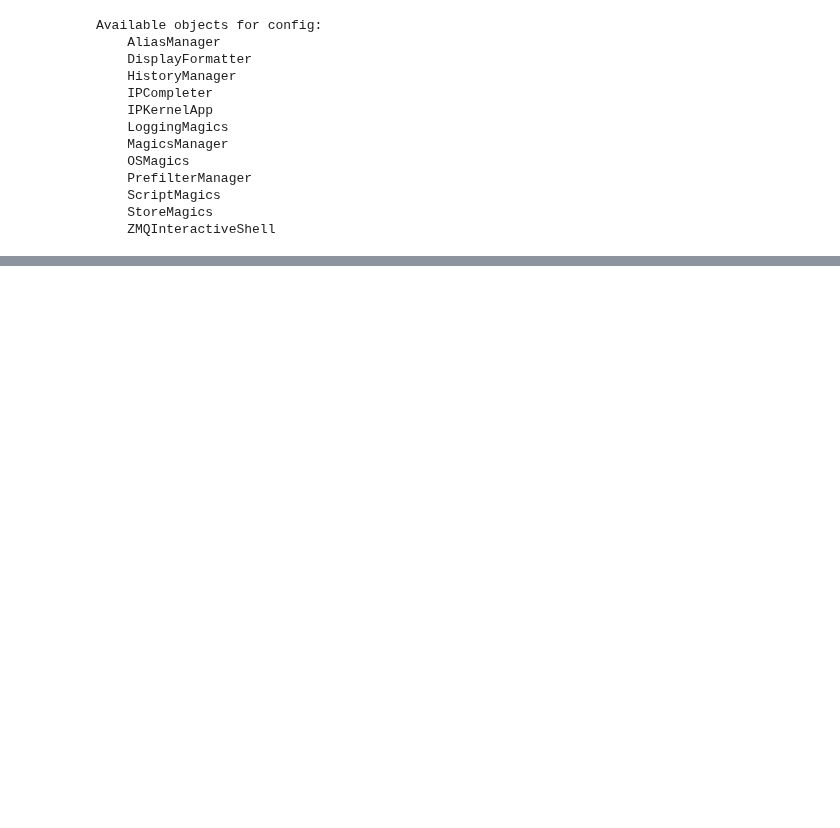
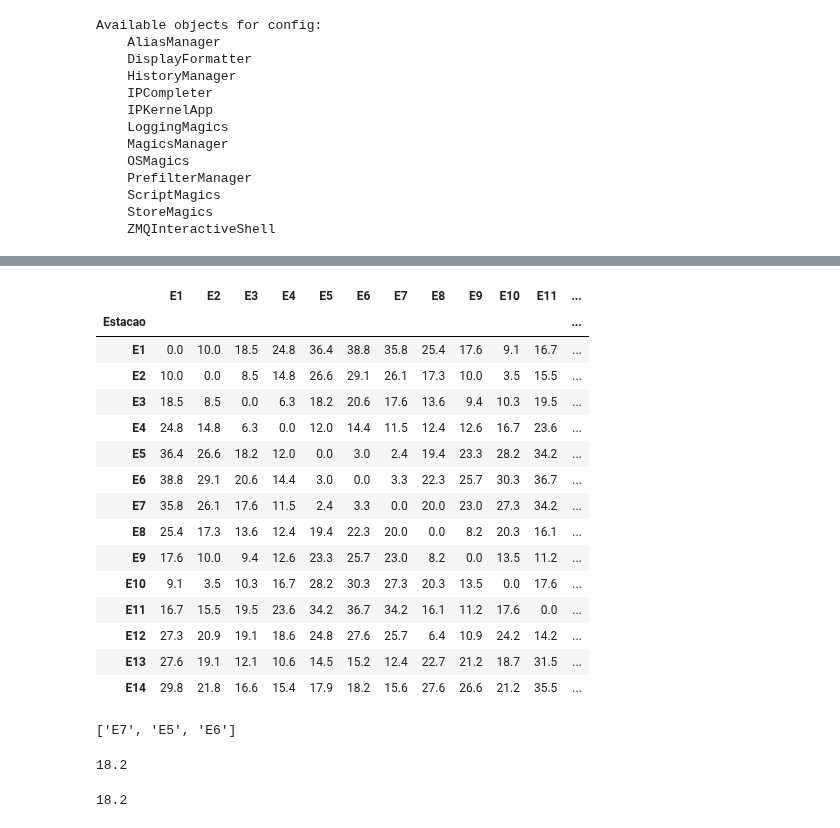
Before and after one commit to ThiagoBrandenburg/Implementacoes-IA, a Jupyter notebook: AlgoritmoGenetico/nb_metro.ipynb, the cells around one changed output, grey strips where cells are left out. Cells and saved outputs as stored; diff of their text form; code cells hidden in the pictures; blank space fills up the shorter version.

```diff
--- a/AlgoritmoGenetico/nb_metro.ipynb
+++ b/AlgoritmoGenetico/nb_metro.ipynb
@@ -84,0 +65,28 @@ problem.decode(ambiente.population[1])
+# %%
+problem.straight_distance_dataframe
+# %% [output]
+|  | E1 | E2 | E3 | E4 | E5 | E6 | E7 | E8 | E9 | E10 | E11 | ... |
+| Estacao |  |  |  |  |  |  |  |  |  |  |  | ... |
+| E1 | 0.0 | 10.0 | 18.5 | 24.8 | 36.4 | 38.8 | 35.8 | 25.4 | 17.6 | 9.1 | 16.7 | ... |
+| E2 | 10.0 | 0.0 | 8.5 | 14.8 | 26.6 | 29.1 | 26.1 | 17.3 | 10.0 | 3.5 | 15.5 | ... |
+| E3 | 18.5 | 8.5 | 0.0 | 6.3 | 18.2 | 20.6 | 17.6 | 13.6 | 9.4 | 10.3 | 19.5 | ... |
+| E4 | 24.8 | 14.8 | 6.3 | 0.0 | 12.0 | 14.4 | 11.5 | 12.4 | 12.6 | 16.7 | 23.6 | ... |
+| E5 | 36.4 | 26.6 | 18.2 | 12.0 | 0.0 | 3.0 | 2.4 | 19.4 | 23.3 | 28.2 | 34.2 | ... |
+| E6 | 38.8 | 29.1 | 20.6 | 14.4 | 3.0 | 0.0 | 3.3 | 22.3 | 25.7 | 30.3 | 36.7 | ... |
+| E7 | 35.8 | 26.1 | 17.6 | 11.5 | 2.4 | 3.3 | 0.0 | 20.0 | 23.0 | 27.3 | 34.2 | ... |
+| E8 | 25.4 | 17.3 | 13.6 | 12.4 | 19.4 | 22.3 | 20.0 | 0.0 | 8.2 | 20.3 | 16.1 | ... |
+| E9 | 17.6 | 10.0 | 9.4 | 12.6 | 23.3 | 25.7 | 23.0 | 8.2 | 0.0 | 13.5 | 11.2 | ... |
+| E10 | 9.1 | 3.5 | 10.3 | 16.7 | 28.2 | 30.3 | 27.3 | 20.3 | 13.5 | 0.0 | 17.6 | ... |
+| E11 | 16.7 | 15.5 | 19.5 | 23.6 | 34.2 | 36.7 | 34.2 | 16.1 | 11.2 | 17.6 | 0.0 | ... |
+| E12 | 27.3 | 20.9 | 19.1 | 18.6 | 24.8 | 27.6 | 25.7 | 6.4 | 10.9 | 24.2 | 14.2 | ... |
+| E13 | 27.6 | 19.1 | 12.1 | 10.6 | 14.5 | 15.2 | 12.4 | 22.7 | 21.2 | 18.7 | 31.5 | ... |
+| E14 | 29.8 | 21.8 | 16.6 | 15.4 | 17.9 | 18.2 | 15.6 | 27.6 | 26.6 | 21.2 | 35.5 | ... |
+# %%
+ex = problem.decode(ambiente.population[0])
+ex
+# %% [output]
+['E7', 'E5', 'E6']
+# %%
+problem._straight_distance(ex[-1],problem.end)
+# %% [output]
+18.2
@@ -84,0 +95,4 @@ problem.decode(ambiente.population[1])
+# %%
+problem._straight_distance(ex[-1],problem.end)
+# %% [output]
+18.2
```
Also changed, not shown: parts of 10 cells of this notebook, 2 other files.
